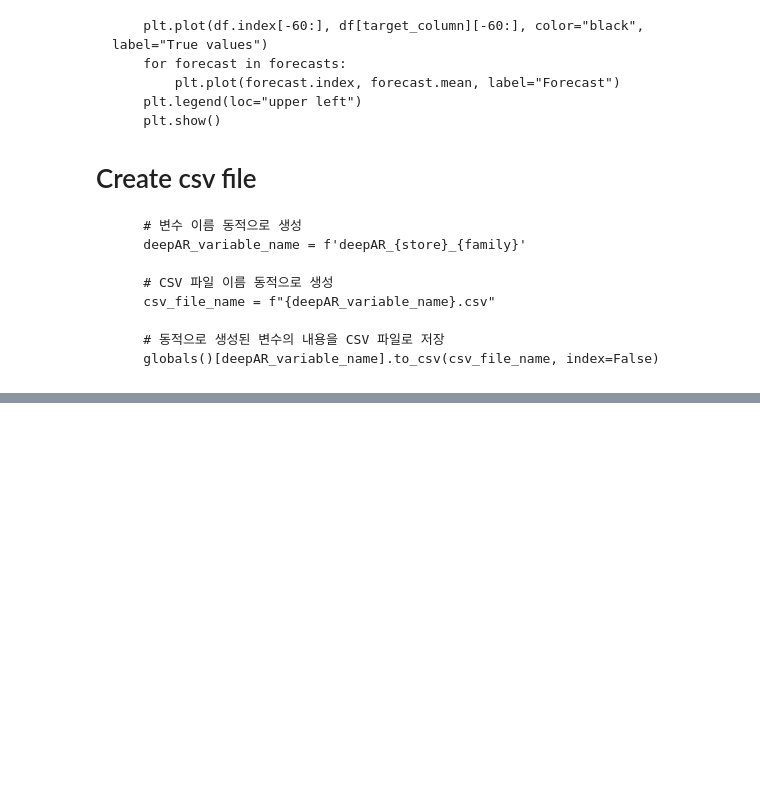
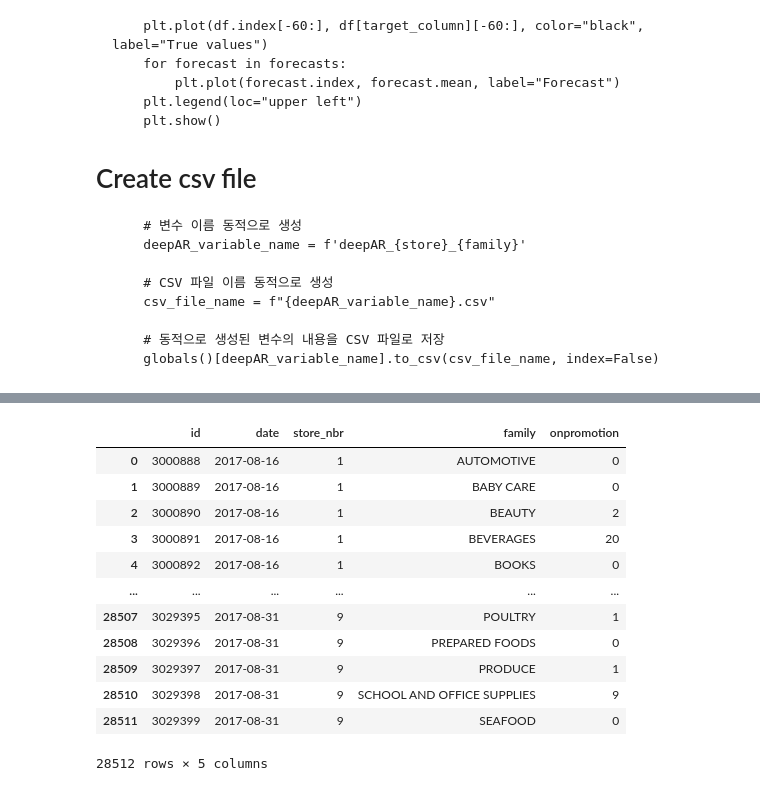
Before and after one commit to fastcamp-ml-project-3/ml_project_3, a Jupyter notebook: yoonjae/notebook/modeling_for_submission.ipynb, the cells around one changed output, grey strips where cells are left out. Drawn from its saved outputs; the diff is of its cells as text; code cells hidden in the pictures; blank space fills up the shorter version.

```diff
--- a/yoonjae/notebook/modeling_for_submission.ipynb
+++ b/yoonjae/notebook/modeling_for_submission.ipynb
@@ -920,0 +852,19 @@ See the caveats in the documentation: https://pandas.pydata.org/pandas-docs/stab
+# %%
+test = pd.read_csv(r'C:\Users\user\upstage3-python\09.ML_project_team03\assets\data\test.csv')
+sample_submission = pd.read_csv(r'C:\Users\user\upstage3-python\09.ML_project_team03\assets\data\sample_submission.csv')
+# %%
+test
+# %% [output]
+|  | id | date | store_nbr | family | onpromotion |
+| 0 | 3000888 | 2017-08-16 | 1 | AUTOMOTIVE | 0 |
+| 1 | 3000889 | 2017-08-16 | 1 | BABY CARE | 0 |
+| 2 | 3000890 | 2017-08-16 | 1 | BEAUTY | 2 |
+| 3 | 3000891 | 2017-08-16 | 1 | BEVERAGES | 20 |
+| 4 | 3000892 | 2017-08-16 | 1 | BOOKS | 0 |
+| ... | ... | ... | ... | ... | ... |
+| 28507 | 3029395 | 2017-08-31 | 9 | POULTRY | 1 |
+| 28508 | 3029396 | 2017-08-31 | 9 | PREPARED FOODS | 0 |
+| 28509 | 3029397 | 2017-08-31 | 9 | PRODUCE | 1 |
+| 28510 | 3029398 | 2017-08-31 | 9 | SCHOOL AND OFFICE SUPPLIES | 9 |
+| 28511 | 3029399 | 2017-08-31 | 9 | SEAFOOD | 0 |
+28512 rows × 5 columns
```
Also changed, not shown: parts of 33 cells of this notebook, 4 other files.
